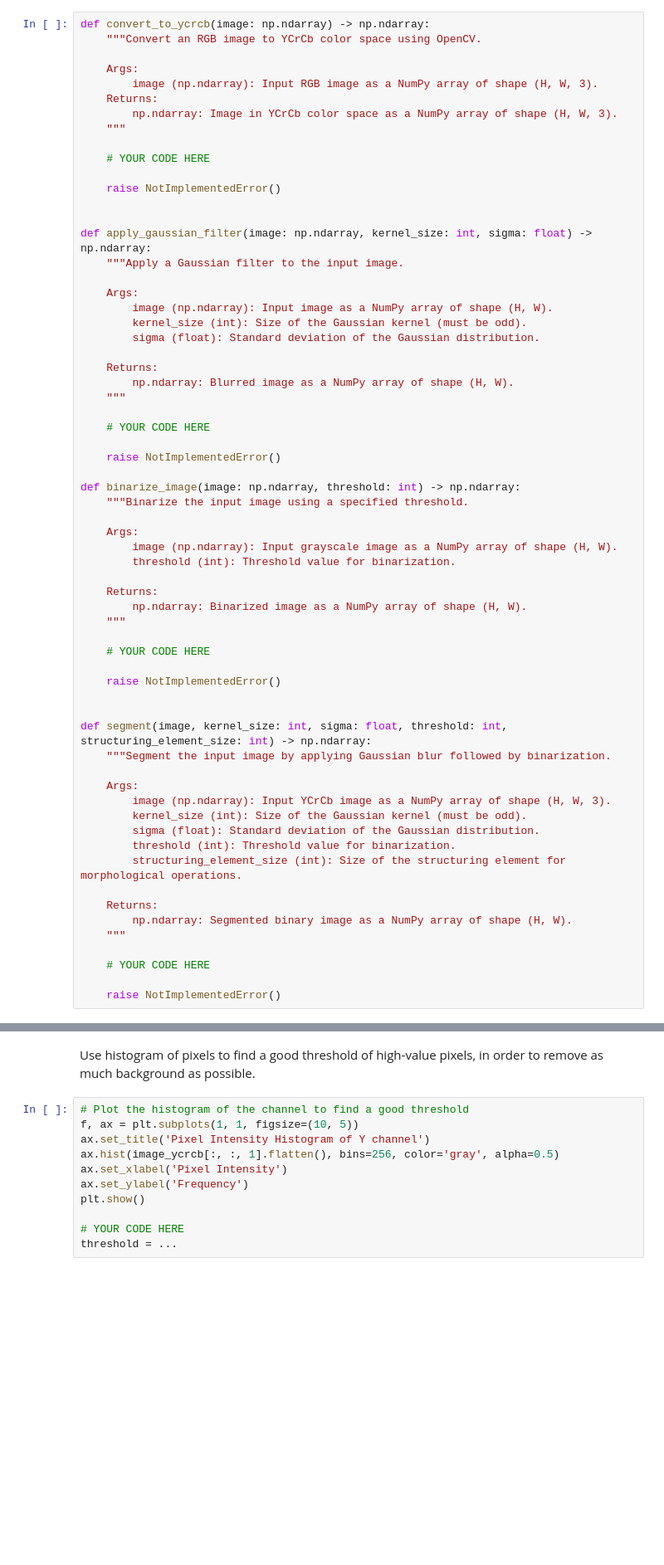
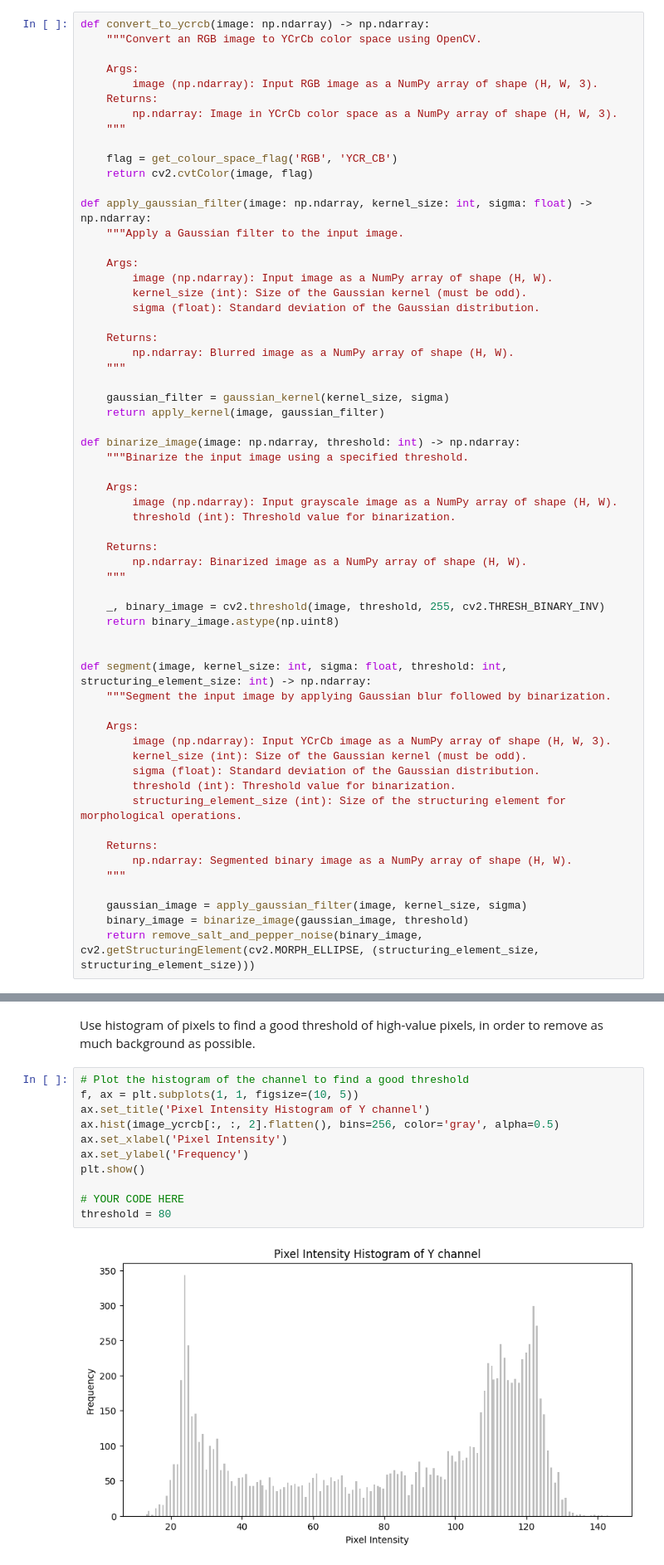
Before and after one commit to 0-Gixty-0/SSY098-Image-Analysis, a Jupyter notebook: lab0/lab_0_students.ipynb, the cells around one changed output, grey strips where cells are left out. Shown at 83% size. Saved outputs shown, nothing was run; the diff lists cells and outputs as text; blank space fills up the shorter version.

```diff
--- a/lab0/lab_0_students.ipynb
+++ b/lab0/lab_0_students.ipynb
@@ -941,10 +947,8 @@ def convert_to_ycrcb(image: np.ndarray) -> np.ndarray:
         np.ndarray: Image in YCrCb color space as a NumPy array of shape (H, W, 3).
     """
 
-    # YOUR CODE HERE
-
-    raise NotImplementedError()
-
+    flag = get_colour_space_flag('RGB', 'YCR_CB')
+    return cv2.cvtColor(image, flag)
 
 def apply_gaussian_filter(image: np.ndarray, kernel_size: int, sigma: float) -> np.ndarray:
     """Apply a Gaussian filter to the input image.
@@ -958,9 +962,8 @@ def apply_gaussian_filter(image: np.ndarray, kernel_size: int, sigma: float) ->
         np.ndarray: Blurred image as a NumPy array of shape (H, W).
     """
 
-    # YOUR CODE HERE
-
-    raise NotImplementedError()
+    gaussian_filter = gaussian_kernel(kernel_size, sigma)
+    return apply_kernel(image, gaussian_filter)
 
 def binarize_image(image: np.ndarray, threshold: int) -> np.ndarray:
     """Binarize the input image using a specified threshold.
@@ -973,9 +976,8 @@ def binarize_image(image: np.ndarray, threshold: int) -> np.ndarray:
         np.ndarray: Binarized image as a NumPy array of shape (H, W).
     """
 
-    # YOUR CODE HERE
-
-    raise NotImplementedError()
+    _, binary_image = cv2.threshold(image, threshold, 255, cv2.THRESH_BINARY_INV)
+    return binary_image.astype(np.uint8)
 
 
 def segment(image, kernel_size: int, sigma: float, threshold: int, structuring_element_size: int) -> np.ndarray:
@@ -992,9 +994,9 @@ def segment(image, kernel_size: int, sigma: float, threshold: int, structuring_e
         np.ndarray: Segmented binary image as a NumPy array of shape (H, W).
     """
 
-    # YOUR CODE HERE
-
-    raise NotImplementedError()
+    gaussian_image = apply_gaussian_filter(image, kernel_size, sigma)
+    binary_image = binarize_image(gaussian_image, threshold)
+    return remove_salt_and_pepper_noise(binary_image, cv2.getStructuringElement(cv2.MORPH_ELLIPSE, (structuring_element_size, structuring_element_size)))
 # %%
 image_ycrcb = convert_to_ycrcb(image_cv2)
 
@@ -1018,12 +1022,14 @@ Use histogram of pixels to find a good threshold of high-value pixels, in order
 # %%
 # Plot the histogram of the channel to find a good threshold
 f, ax = plt.subplots(1, 1, figsize=(10, 5))
 ax.set_title('Pixel Intensity Histogram of Y channel')
-ax.hist(image_ycrcb[:, :, 1].flatten(), bins=256, color='gray', alpha=0.5)
+ax.hist(image_ycrcb[:, :, 2].flatten(), bins=256, color='gray', alpha=0.5)
 ax.set_xlabel('Pixel Intensity')
 ax.set_ylabel('Frequency')
 plt.show()
 
 # YOUR CODE HERE
-threshold = ...
+threshold = 80
+# %% [output]
+[figure, added]
 # %%
```
Also changed, not shown: parts of 8 cells of this notebook.
